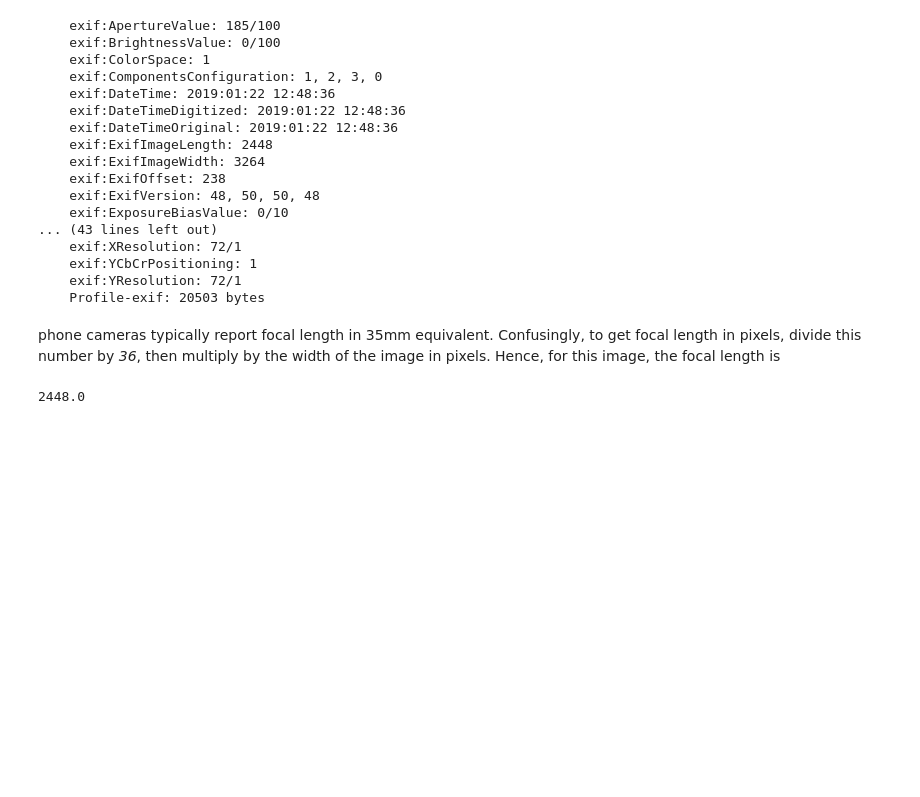
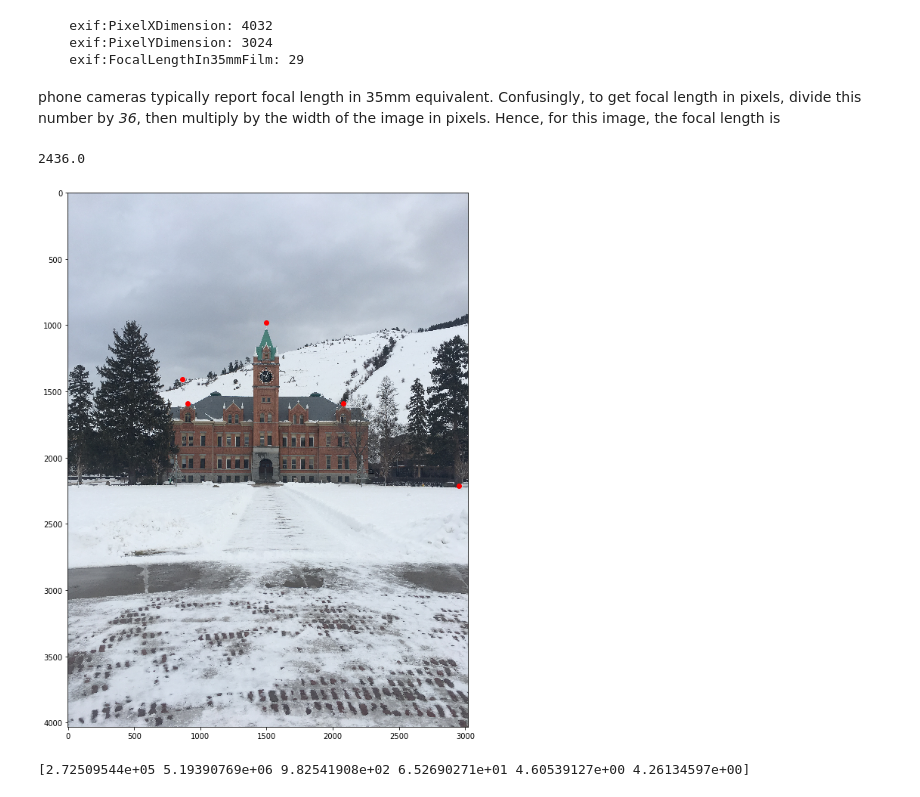
Before and after one commit to luckek/project_1, a Jupyter notebook: project_description.ipynb, the cells around one changed output. Saved outputs shown, nothing was run; the diff lists cells and outputs as text; code cells hidden in the pictures; blank space fills up the shorter version.

Commit message:
Fix tranforms, points and add visual test. Needs work

```diff
--- a/project_description.ipynb
+++ b/project_description.ipynb
@@ -173,32 +169,61 @@ I saved this table as a txt file, which I read and then use in my estimate_pose
 * You will need to determine the focal length from your camera.  To do this you will need to read the image's [Exif file](https://en.wikipedia.org/wiki/Exif).  Many image viewers (eye of gnome, for example) will do this automatically.  Look under Properties.  Alternatively, the Linux command line tool imagemagick can be used:
 # %%
 %%bash
-identify -verbose campus.jpg | grep "exif:"
+identify -verbose img_oval.JPG | grep "exif:" | grep Dimension
+identify -verbose img_oval.JPG | grep "exif:" | grep 35mm
 # %% [output]
-    exif:ApertureValue: 185/100
-    exif:BrightnessValue: 0/100
-    exif:ColorSpace: 1
-    exif:ComponentsConfiguration: 1, 2, 3, 0
-    exif:DateTime: 2019:01:22 12:48:36
-    exif:DateTimeDigitized: 2019:01:22 12:48:36
-    exif:DateTimeOriginal: 2019:01:22 12:48:36
-    exif:ExifImageLength: 2448
-    exif:ExifImageWidth: 3264
-    exif:ExifOffset: 238
-    exif:ExifVersion: 48, 50, 50, 48
-    exif:ExposureBiasValue: 0/10
-... (43 lines left out)
-    exif:XResolution: 72/1
-    exif:YCbCrPositioning: 1
-    exif:YResolution: 72/1
-    Profile-exif: 20503 bytes
+    exif:PixelXDimension: 4032
+    exif:PixelYDimension: 3024
+    exif:FocalLengthIn35mmFilm: 29
 # %% [markdown]
 phone cameras typically report focal length in 35mm equivalent.  Confusingly, to get focal length in pixels, divide this number by *36*, then multiply by the width of the image in pixels.  Hence, for this image, the focal length is
 # %%
-f_length_35 = 27
-img_width = 3264
+f_length_35 = 29
+img_width = 3024
+img_height = 4032
 
 f_length = f_length_35/36*img_width
 print(f_length)
+sensor_size = (img_width, img_height)
 # %% [output]
-2448.0
+2436.0
+# %%
+def read_gcp(fname):
+    u = []
+    v = []
+    east = []
+    north = []
+    ele = []
+    desc = []
+    with open(fname) as fd:
+        for i, line in enumerate(fd):
+            if i < 2:
+                # skip header
+                continue
+            vals = line.split("|")[1:-1]
+            u.append(int(vals[0]))
+            v.append(int(vals[1]))
+            east.append(float(vals[2]))
+            north.append(float(vals[3]))
+            ele.append(float(vals[4]))
+            desc.append(vals[5])
+    uv = np.vstack((u, v))
+    ene = np.vstack((east, north, ele))
+    return uv, ene
+# %%
+from scipy import ndimage
+import matplotlib.pyplot as plt
+
+img_raw = plt.imread("img_oval.JPG")
+img_base = ndimage.rotate(img_raw, -90)
+# %%
+import matplotlib.pyplot as plt
+
+uv, ene = read_gcp("point_table.txt")
+u, v = uv
+plt.figure(figsize=(10, 13))
+plt.imshow(img_base)
+plt.scatter(u, v, color='r')
+plt.show()
+# %% [output]
+[figure, added]
@@ -204,0 +235,6 @@ print(f_length)
+# %%
+cam.p0 = np.array([272461, 5193942, 982, 90, 0, 0])
+cam.estimate_pose(ene, uv)
+print(cam.p)
+# %% [output]
+[2.72509544e+05 5.19390769e+06 9.82541908e+02 6.52690271e+01 4.60539127e+00 4.26134597e+00]
```
Also changed, not shown: parts of 3 cells of this notebook, 1 other file.
